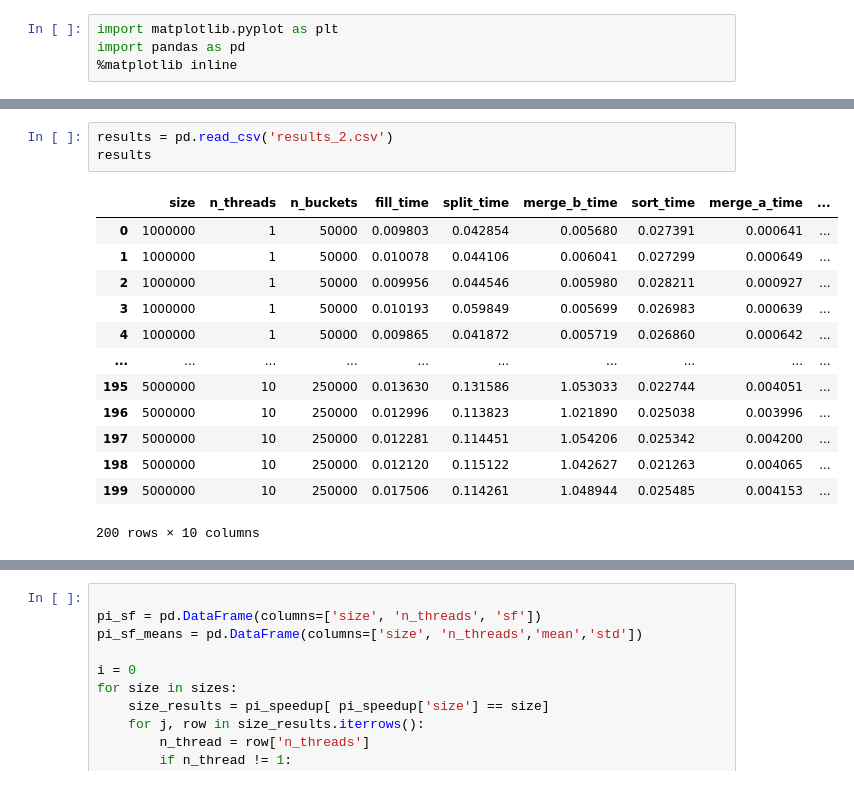
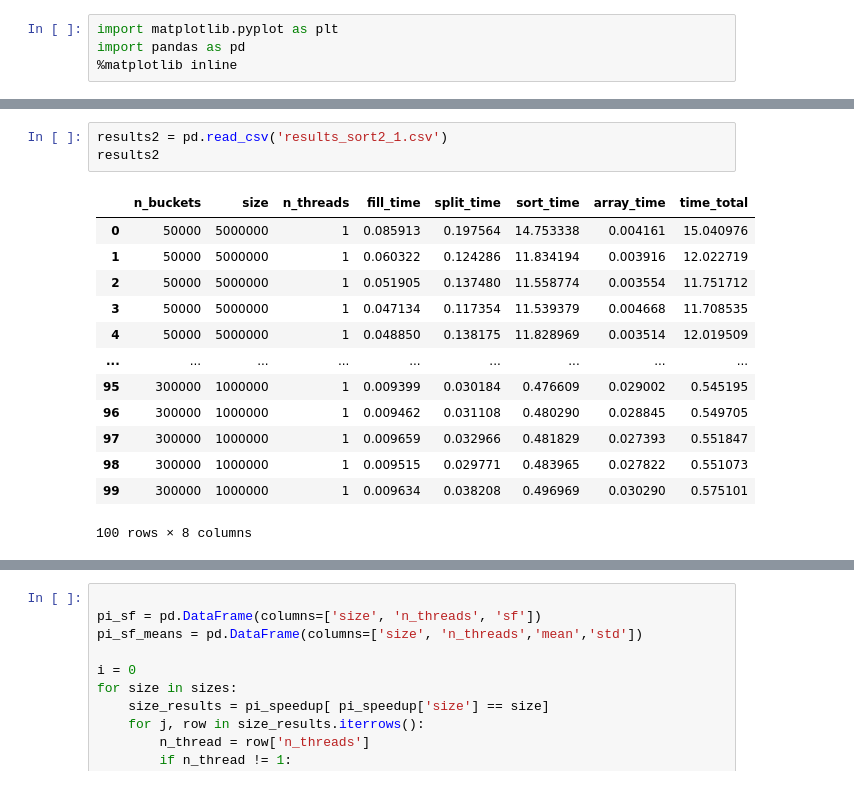
Before and after one commit to PKopel/mpr, a Jupyter notebook: openmp/plot_charts.ipynb, the cells around one changed output, grey strips where cells are left out. Drawn from its saved outputs; the diff is of its cells as text.

```diff
--- a/openmp/plot_charts.ipynb
+++ b/openmp/plot_charts.ipynb
@@ -64,17 +55,17 @@ for size in sizes:
 # %%
-results = pd.read_csv('results_2.csv')
-results
+results2 = pd.read_csv('results_sort2_1.csv')
+results2
 # %% [output]
-|  | size | n_threads | n_buckets | fill_time | split_time | merge_b_time | sort_time | merge_a_time | ... |
-| 0 | 1000000 | 1 | 50000 | 0.009803 | 0.042854 | 0.005680 | 0.027391 | 0.000641 | ... |
-| 1 | 1000000 | 1 | 50000 | 0.010078 | 0.044106 | 0.006041 | 0.027299 | 0.000649 | ... |
-| 2 | 1000000 | 1 | 50000 | 0.009956 | 0.044546 | 0.005980 | 0.028211 | 0.000927 | ... |
-| 3 | 1000000 | 1 | 50000 | 0.010193 | 0.059849 | 0.005699 | 0.026983 | 0.000639 | ... |
-| 4 | 1000000 | 1 | 50000 | 0.009865 | 0.041872 | 0.005719 | 0.026860 | 0.000642 | ... |
-| ... | ... | ... | ... | ... | ... | ... | ... | ... | ... |
-| 195 | 5000000 | 10 | 250000 | 0.013630 | 0.131586 | 1.053033 | 0.022744 | 0.004051 | ... |
-| 196 | 5000000 | 10 | 250000 | 0.012996 | 0.113823 | 1.021890 | 0.025038 | 0.003996 | ... |
-| 197 | 5000000 | 10 | 250000 | 0.012281 | 0.114451 | 1.054206 | 0.025342 | 0.004200 | ... |
-| 198 | 5000000 | 10 | 250000 | 0.012120 | 0.115122 | 1.042627 | 0.021263 | 0.004065 | ... |
-| 199 | 5000000 | 10 | 250000 | 0.017506 | 0.114261 | 1.048944 | 0.025485 | 0.004153 | ... |
+|  | n_buckets | size | n_threads | fill_time | split_time | sort_time | array_time | time_total |
+| 0 | 50000 | 5000000 | 1 | 0.085913 | 0.197564 | 14.753338 | 0.004161 | 15.040976 |
+| 1 | 50000 | 5000000 | 1 | 0.060322 | 0.124286 | 11.834194 | 0.003916 | 12.022719 |
+| 2 | 50000 | 5000000 | 1 | 0.051905 | 0.137480 | 11.558774 | 0.003554 | 11.751712 |
+| 3 | 50000 | 5000000 | 1 | 0.047134 | 0.117354 | 11.539379 | 0.004668 | 11.708535 |
+| 4 | 50000 | 5000000 | 1 | 0.048850 | 0.138175 | 11.828969 | 0.003514 | 12.019509 |
+| ... | ... | ... | ... | ... | ... | ... | ... | ... |
+| 95 | 300000 | 1000000 | 1 | 0.009399 | 0.030184 | 0.476609 | 0.029002 | 0.545195 |
+| 96 | 300000 | 1000000 | 1 | 0.009462 | 0.031108 | 0.480290 | 0.028845 | 0.549705 |
+| 97 | 300000 | 1000000 | 1 | 0.009659 | 0.032966 | 0.481829 | 0.027393 | 0.551847 |
+| 98 | 300000 | 1000000 | 1 | 0.009515 | 0.029771 | 0.483965 | 0.027822 | 0.551073 |
+| 99 | 300000 | 1000000 | 1 | 0.009634 | 0.038208 | 0.496969 | 0.030290 | 0.575101 |
-200 rows × 10 columns
+100 rows × 8 columns
```
Also changed, not shown: parts of 20 cells of this notebook, 25 other files.
